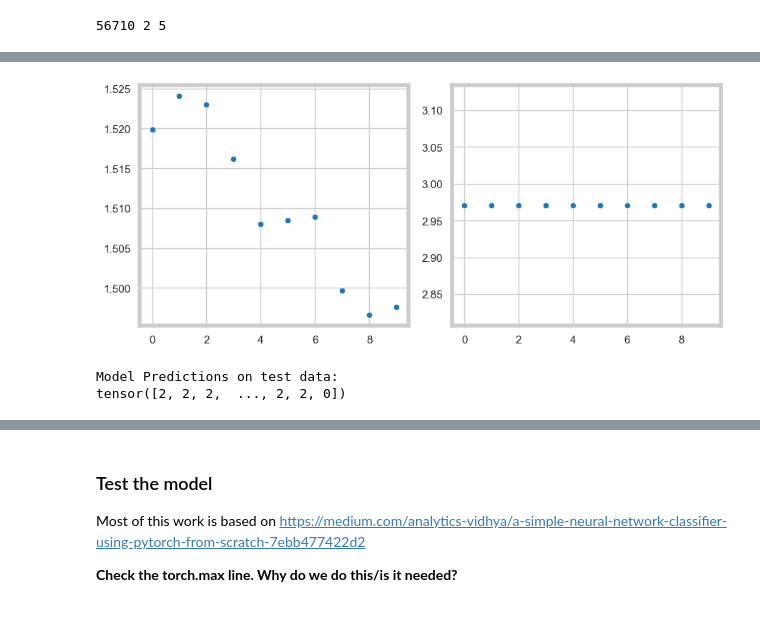
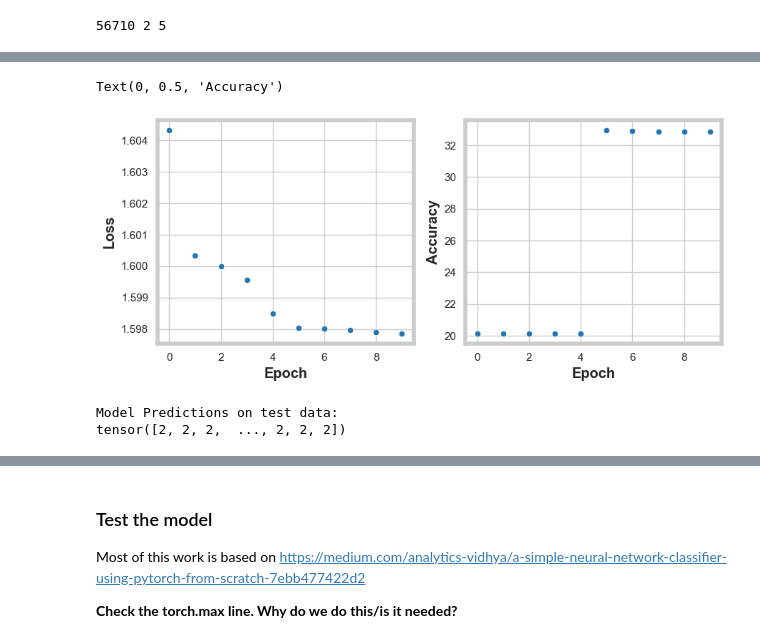
Before and after one commit to joshfuchs/McCells, a Jupyter notebook: nn_classifier.ipynb, the cells around one changed output, grey strips where cells are left out. Saved outputs shown, nothing was run; the diff lists cells and outputs as text; code cells hidden in the pictures.

Commit message:
fixed accuracy added model train and eval

```diff
--- a/nn_classifier.ipynb
+++ b/nn_classifier.ipynb
@@ -259,6 +262,9 @@ optimizer = torch.optim.Adam(clf.parameters(), lr=1e-3)
 epochs = 10
 accuracy_vals = []
 loss_vals = []
+
+# set the model to training
+clf.train()
 
 for epoch in range(epochs):
     running_loss = 0.0
@@ -270,17 +276,6 @@ for epoch in range(epochs):
     outputs = clf(X_train.float())
     loss = criterion(outputs, y_train)
 
-    # save accuracy
-    _, epoch_pred = outputs.max(dim=1)
-    corect = (epoch_pred == y_train).sum().item()
-    print(correct)
-    accuracy_vals.append(correct / len(y_train))
-    print(accuracy_vals)
-    print('')
-    # save loss
-    loss_vals.append(loss.item())
-
-
     # backward propagation
     loss.backward()
 
@@ -288,7 +283,13 @@ for epoch in range(epochs):
     optimizer.step()
     running_loss += loss.item()
 
+    # save accuracy
+    _, epoch_pred = outputs.max(dim=1)
+    correct = (epoch_pred == y_train).sum().item()
+    accuracy_vals.append(correct / len(y_train) * 100.)
 
+    # save loss
+    loss_vals.append(loss.item())
 
     # display statistics
     #print(f'[{epoch + 1}] loss: {running_loss:.8f}')
@@ -343,24 +296,30 @@ tensor([2, 2, 4,  ..., 2, 4, 2])
 # %%
 # plot the loss
 
 fig, ax = plt.subplots(1,2,figsize=(9,4))
 sns.scatterplot(x=range(epochs),y=loss_vals, ax = ax[0])
 sns.scatterplot(x=range(epochs),y=accuracy_vals, ax = ax[1])
-#plt.xlabel('Epoch')
-#plt.ylabel('Loss')
-fig.show()
+
+ax[0].set_xlabel('Epoch')
+ax[1].set_xlabel('Epoch')
+ax[0].set_ylabel('Loss')
+ax[1].set_ylabel('Accuracy')
+#fig.show()
 # %% [output]
+Text(0, 0.5, 'Accuracy')
-[figure, old version]
+[figure, new version]
 # %%
 # make predictions on the test data
 
+clf.eval()
+
 pred_model = clf(X_test.float())
-_, y_pred = pred_model.max(1)
+_, y_pred = pred_model.max(dim=1)
 print('Model Predictions on test data: ')
 print(y_pred)
 # %% [output]
 Model Predictions on test data:
-tensor([2, 2, 2,  ..., 2, 2, 0])
+tensor([2, 2, 2,  ..., 2, 2, 2])
 # %%
 torch.unique(y_pred, return_counts=True)
 # %% [output]
```
Also changed, not shown: parts of 15 cells of this notebook.
